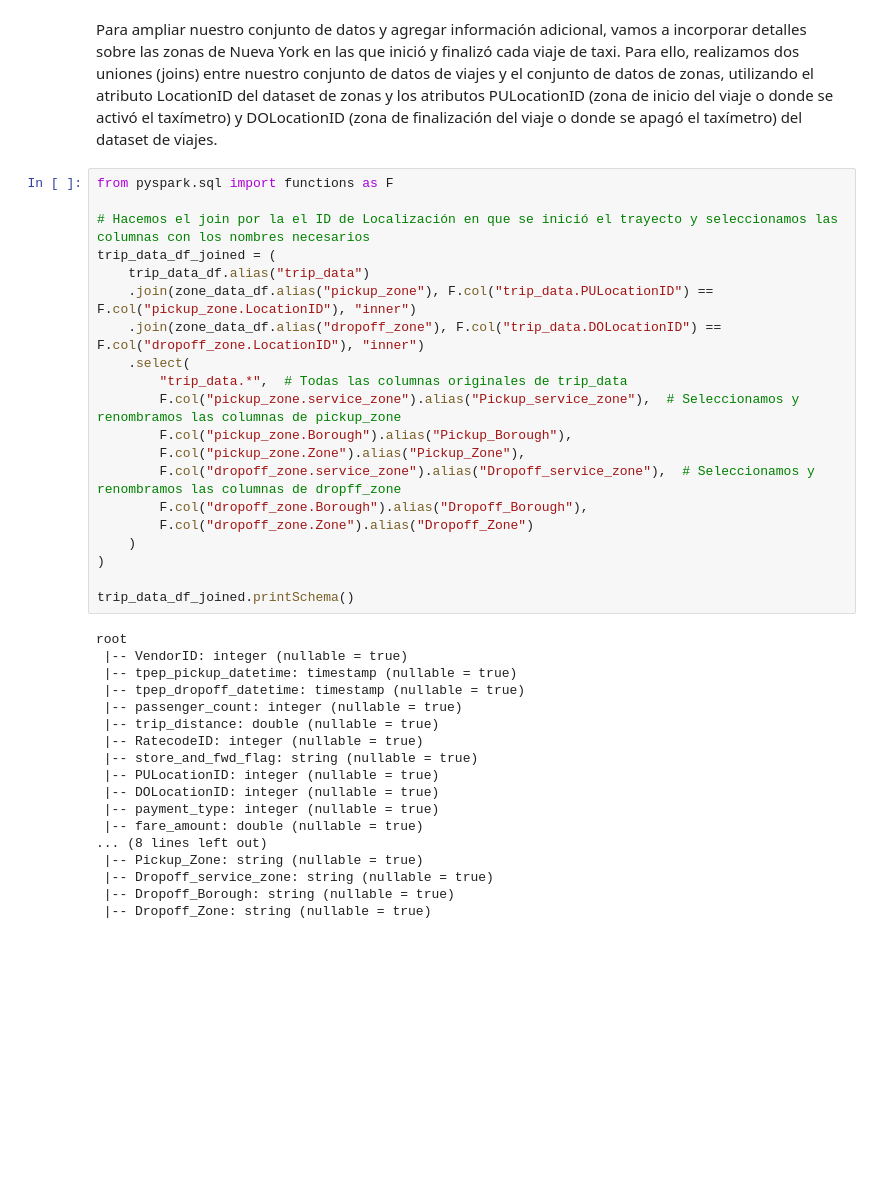
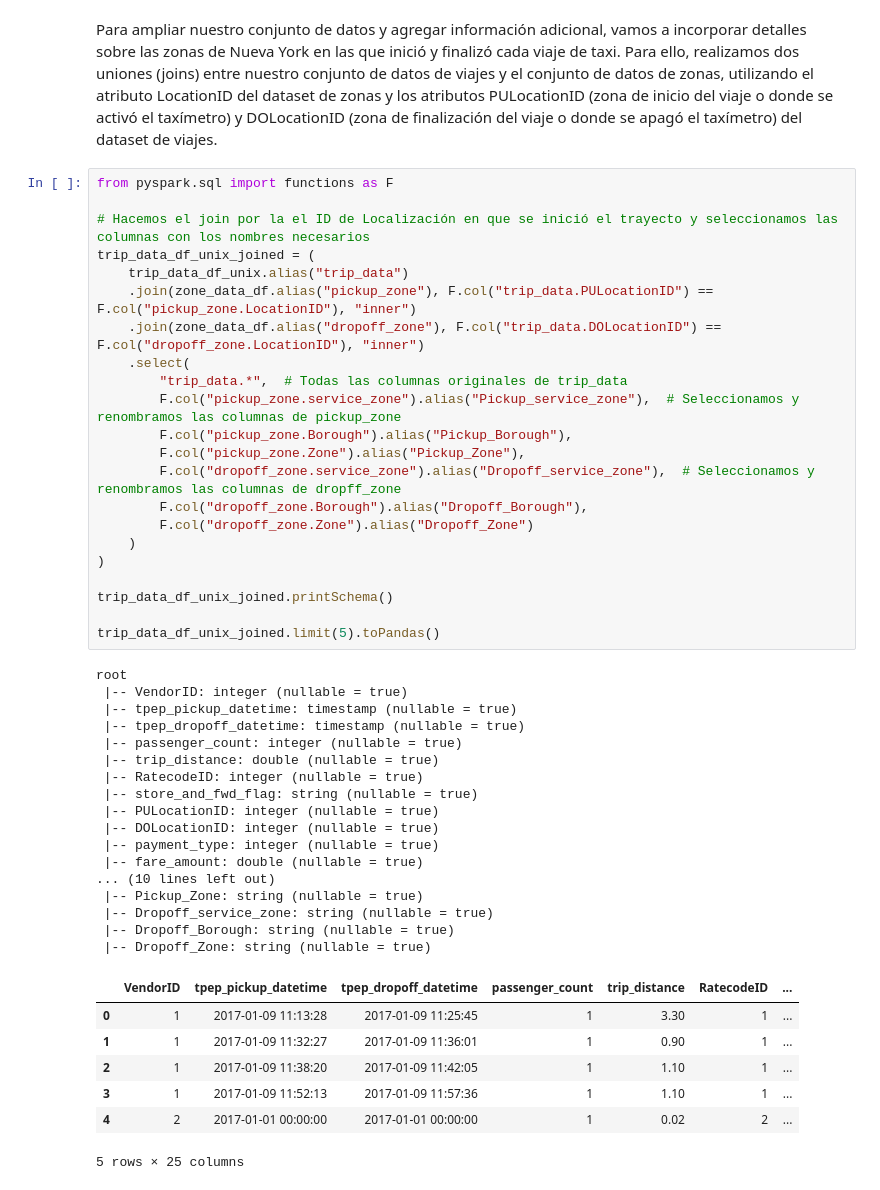
Before and after one commit to pablohd10/hpc-spark-taxi-trip-analysis, a Jupyter notebook: hpc-spark-taxi-trip-analysis.ipynb, the cells around one changed output. Saved outputs shown, nothing was run; the diff lists cells and outputs as text; blank space fills up the shorter version.

```diff
--- a/hpc-spark-taxi-trip-analysis.ipynb
+++ b/hpc-spark-taxi-trip-analysis.ipynb
@@ -239,37 +247,46 @@ Para ampliar nuestro conjunto de datos y agregar información adicional, vamos a
 from pyspark.sql import functions as F
 
 # Hacemos el join por la el ID de Localización en que se inició el trayecto y seleccionamos las columnas con los nombres necesarios
-trip_data_df_joined = (
-    trip_data_df.alias("trip_data")
+trip_data_df_unix_joined = (
+    trip_data_df_unix.alias("trip_data")
     .join(zone_data_df.alias("pickup_zone"), F.col("trip_data.PULocationID") == F.col("pickup_zone.LocationID"), "inner")
     .join(zone_data_df.alias("dropoff_zone"), F.col("trip_data.DOLocationID") == F.col("dropoff_zone.LocationID"), "inner")
     .select(
         "trip_data.*",  # Todas las columnas originales de trip_data
         F.col("pickup_zone.service_zone").alias("Pickup_service_zone"),  # Seleccionamos y renombramos las columnas de pickup_zone
         F.col("pickup_zone.Borough").alias("Pickup_Borough"),
         F.col("pickup_zone.Zone").alias("Pickup_Zone"),
         F.col("dropoff_zone.service_zone").alias("Dropoff_service_zone"),  # Seleccionamos y renombramos las columnas de dropff_zone
         F.col("dropoff_zone.Borough").alias("Dropoff_Borough"),
         F.col("dropoff_zone.Zone").alias("Dropoff_Zone")
     )
 )
 
-trip_data_df_joined.printSchema()
+trip_data_df_unix_joined.printSchema()
+
+trip_data_df_unix_joined.limit(5).toPandas()
 # %% [output]
 root
  |-- VendorID: integer (nullable = true)
  |-- tpep_pickup_datetime: timestamp (nullable = true)
  |-- tpep_dropoff_datetime: timestamp (nullable = true)
  |-- passenger_count: integer (nullable = true)
  |-- trip_distance: double (nullable = true)
  |-- RatecodeID: integer (nullable = true)
  |-- store_and_fwd_flag: string (nullable = true)
  |-- PULocationID: integer (nullable = true)
  |-- DOLocationID: integer (nullable = true)
  |-- payment_type: integer (nullable = true)
  |-- fare_amount: double (nullable = true)
-... (8 lines left out)
+... (10 lines left out)
  |-- Pickup_Zone: string (nullable = true)
  |-- Dropoff_service_zone: string (nullable = true)
  |-- Dropoff_Borough: string (nullable = true)
  |-- Dropoff_Zone: string (nullable = true)
+|  | VendorID | tpep_pickup_datetime | tpep_dropoff_datetime | passenger_count | trip_distance | RatecodeID | ... |
+| 0 | 1 | 2017-01-09 11:13:28 | 2017-01-09 11:25:45 | 1 | 3.30 | 1 | ... |
+| 1 | 1 | 2017-01-09 11:32:27 | 2017-01-09 11:36:01 | 1 | 0.90 | 1 | ... |
+| 2 | 1 | 2017-01-09 11:38:20 | 2017-01-09 11:42:05 | 1 | 1.10 | 1 | ... |
+| 3 | 1 | 2017-01-09 11:52:13 | 2017-01-09 11:57:36 | 1 | 1.10 | 1 | ... |
+| 4 | 2 | 2017-01-01 00:00:00 | 2017-01-01 00:00:00 | 1 | 0.02 | 2 | ... |
+5 rows × 25 columns
```
Also changed, not shown: parts of 9 cells of this notebook.
